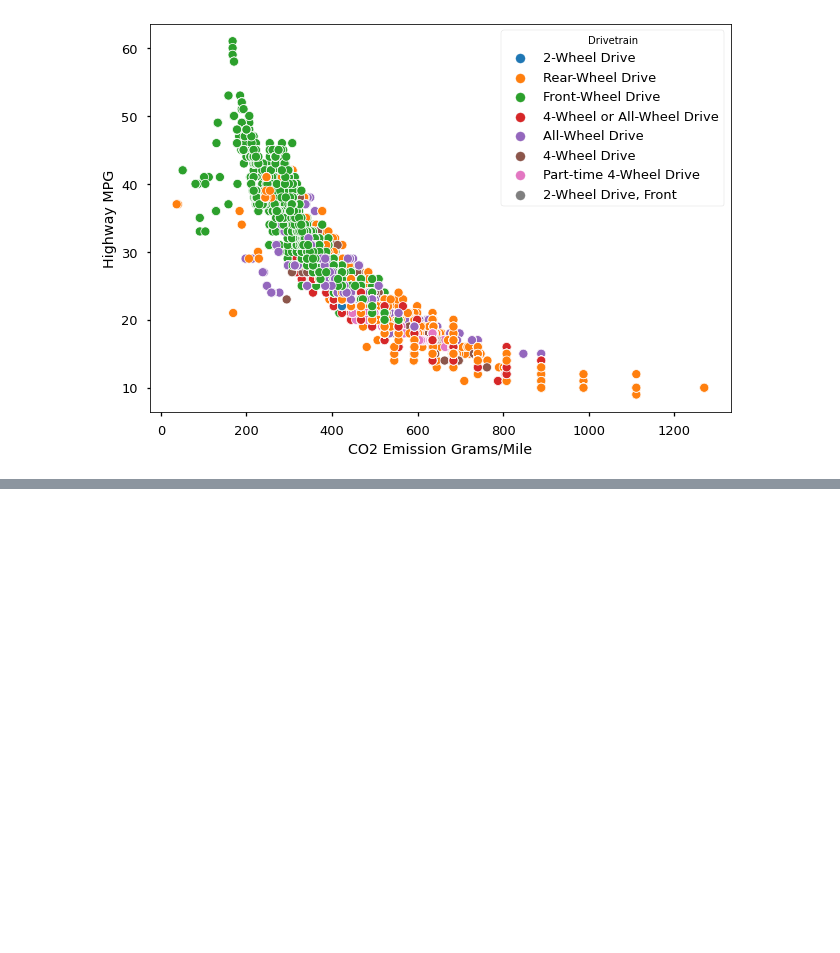
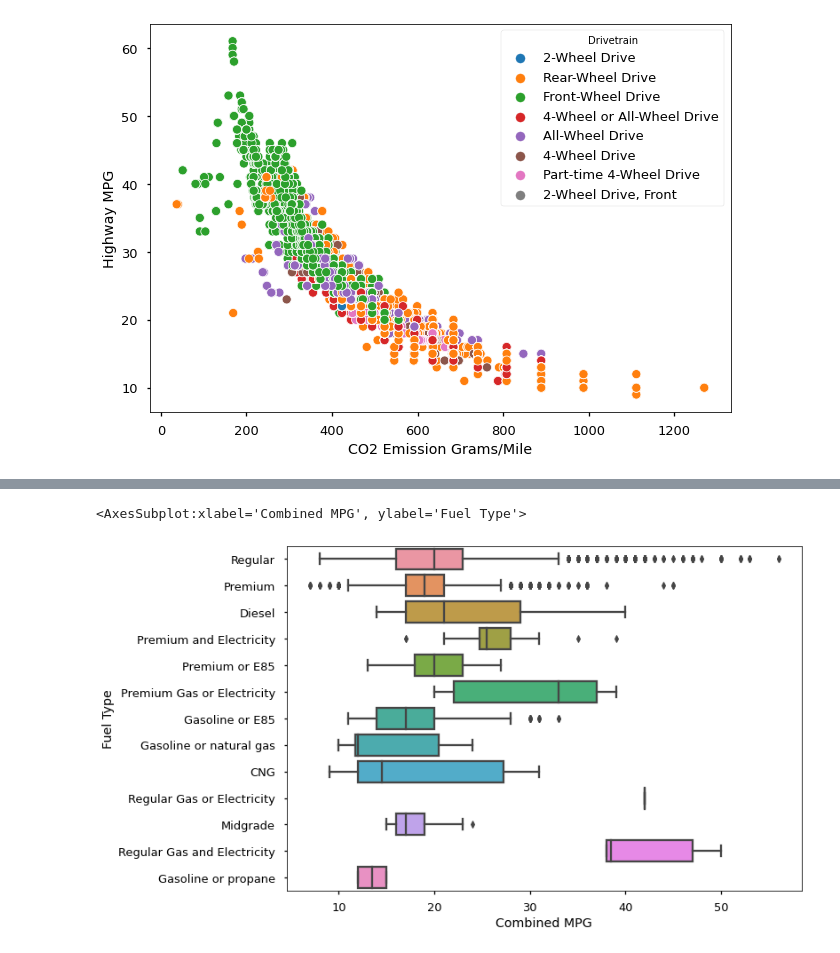
Before and after one commit to psyrgkan/DAFT_1022, a Jupyter notebook: Excercises/week4/seaborn_intro.ipynb, the cells around one changed output, grey strips where cells are left out. Cells and saved outputs as stored; diff of their text form; code cells hidden in the pictures; blank space fills up the shorter version.

```diff
--- a/Excercises/week4/seaborn_intro.ipynb
+++ b/Excercises/week4/seaborn_intro.ipynb
@@ -74,0 +82,5 @@ sns.catplot(x="Highway MPG", y="Drivetrain", hue="Fuel Type", data=data)
+# %%
+sns.boxplot(data=data, x="Combined MPG", y="Fuel Type")
+# %% [output]
+<AxesSubplot:xlabel='Combined MPG', ylabel='Fuel Type'>
+[figure, added]
```
Also changed, not shown: parts of 12 cells of this notebook, 6 other files.
